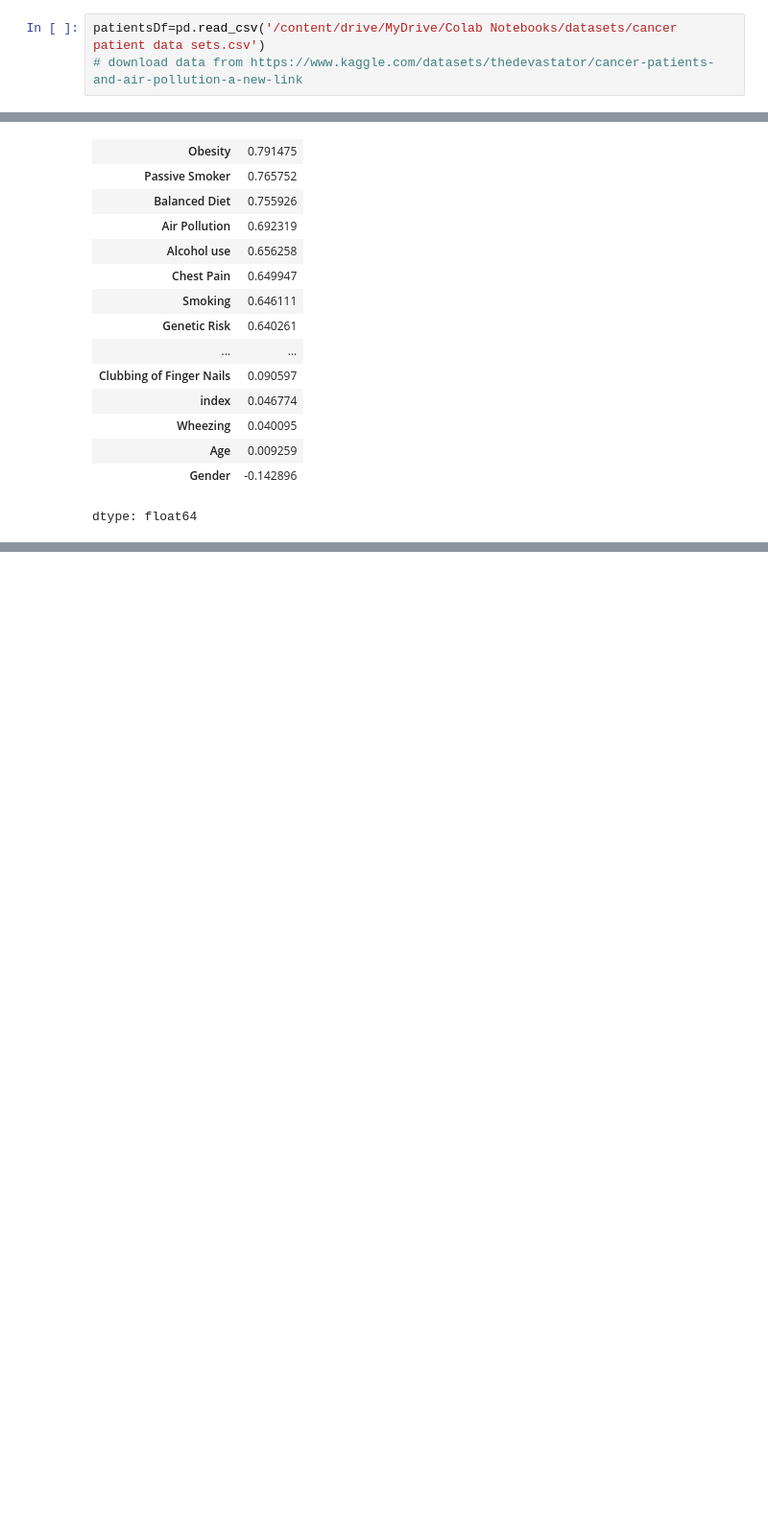
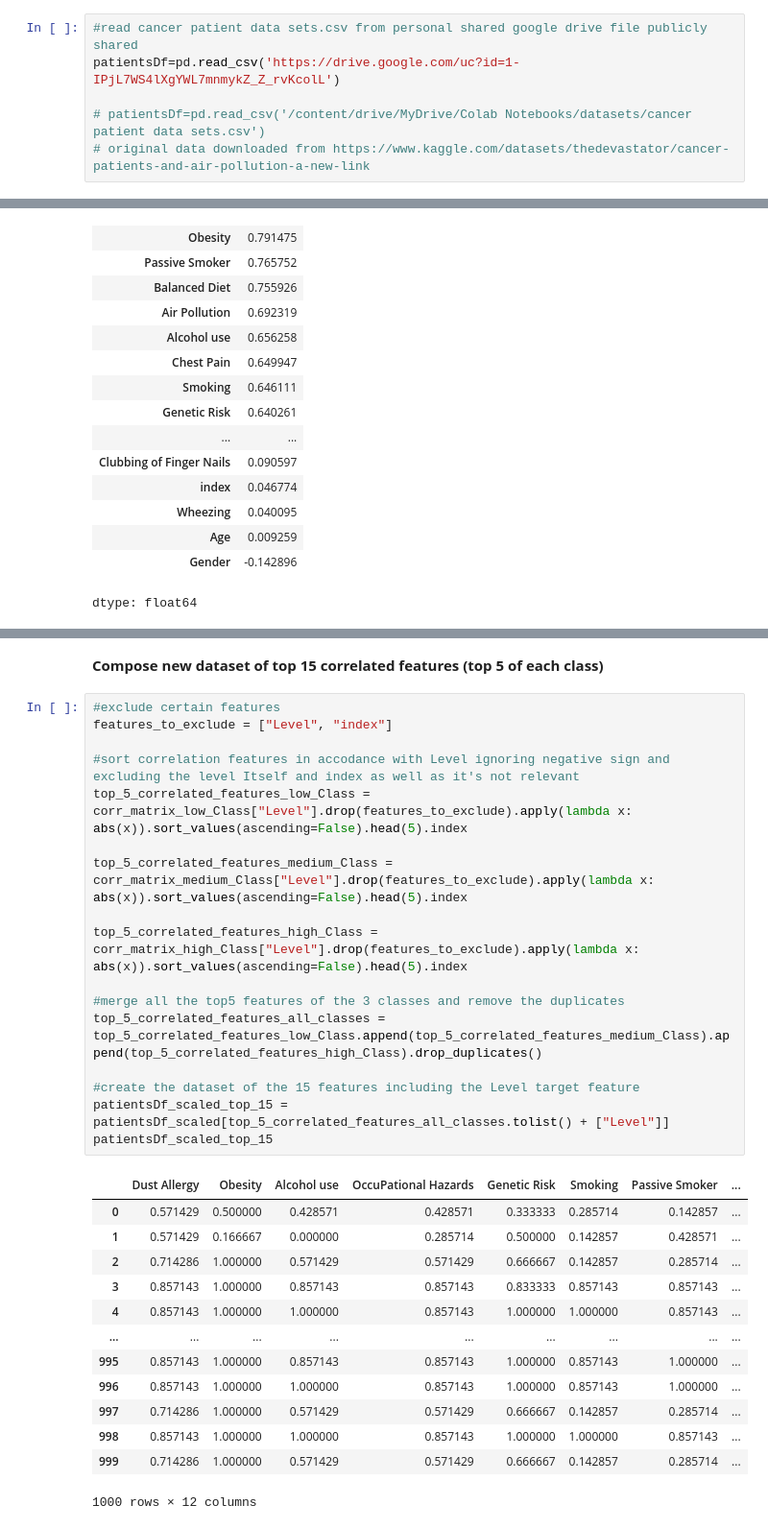
Before and after one commit to mkz4000/F21DL, a Jupyter notebook: Week2.ipynb, the cells around one changed output, grey strips where cells are left out. Shown at 96% size. Saved outputs shown, nothing was run; the diff lists cells and outputs as text; blank space fills up the shorter version.

```diff
--- a/Week2.ipynb
+++ b/Week2.ipynb
@@ -22,6 +26,9 @@ import matplotlib.pyplot as plt
 # %%
-patientsDf=pd.read_csv('/content/drive/MyDrive/Colab Notebooks/datasets/cancer patient data sets.csv')
-# download data from https://www.kaggle.com/datasets/thedevastator/cancer-patients-and-air-pollution-a-new-link
+#read cancer patient data sets.csv from personal shared google drive file publicly shared
+patientsDf=pd.read_csv('https://drive.google.com/uc?id=1-IPjL7WS4lXgYWL7mnmykZ_Z_rvKcolL')
+
+# patientsDf=pd.read_csv('/content/drive/MyDrive/Colab Notebooks/datasets/cancer patient data sets.csv')
+# original data downloaded from https://www.kaggle.com/datasets/thedevastator/cancer-patients-and-air-pollution-a-new-link
 # %% [markdown]
 https://www.kaggle.com/datasets/thedevastator/cancer-patients-and-air-pollution-a-new-link
 # %%
@@ -340,0 +413,33 @@ Note how each class has different correlataion values with different columns!
+# %% [markdown]
+**Compose new dataset of top 15 correlated features (top 5 of each class)**
+# %%
+#exclude certain features
+features_to_exclude = ["Level", "index"]
+
+#sort correlation features in accodance with Level ignoring negative sign and excluding the level Itself and index as well as it's not relevant
+top_5_correlated_features_low_Class = corr_matrix_low_Class["Level"].drop(features_to_exclude).apply(lambda x: abs(x)).sort_values(ascending=False).head(5).index
+
+top_5_correlated_features_medium_Class = corr_matrix_medium_Class["Level"].drop(features_to_exclude).apply(lambda x: abs(x)).sort_values(ascending=False).head(5).index
+
+top_5_correlated_features_high_Class = corr_matrix_high_Class["Level"].drop(features_to_exclude).apply(lambda x: abs(x)).sort_values(ascending=False).head(5).index
+
+#merge all the top5 features of the 3 classes and remove the duplicates
+top_5_correlated_features_all_classes = top_5_correlated_features_low_Class.append(top_5_correlated_features_medium_Class).append(top_5_correlated_features_high_Class).drop_duplicates()
+
+#create the dataset of the 15 features including the Level target feature
+patientsDf_scaled_top_15 = patientsDf_scaled[top_5_correlated_features_all_classes.tolist() + ["Level"]]
+patientsDf_scaled_top_15
+# %% [output]
+|  | Dust Allergy | Obesity | Alcohol use | OccuPational Hazards | Genetic Risk | Smoking | Passive Smoker | ... |
+| 0 | 0.571429 | 0.500000 | 0.428571 | 0.428571 | 0.333333 | 0.285714 | 0.142857 | ... |
+| 1 | 0.571429 | 0.166667 | 0.000000 | 0.285714 | 0.500000 | 0.142857 | 0.428571 | ... |
+| 2 | 0.714286 | 1.000000 | 0.571429 | 0.571429 | 0.666667 | 0.142857 | 0.285714 | ... |
+| 3 | 0.857143 | 1.000000 | 0.857143 | 0.857143 | 0.833333 | 0.857143 | 0.857143 | ... |
+| 4 | 0.857143 | 1.000000 | 1.000000 | 0.857143 | 1.000000 | 1.000000 | 0.857143 | ... |
+| ... | ... | ... | ... | ... | ... | ... | ... | ... |
+| 995 | 0.857143 | 1.000000 | 0.857143 | 0.857143 | 1.000000 | 0.857143 | 1.000000 | ... |
+| 996 | 0.857143 | 1.000000 | 1.000000 | 0.857143 | 1.000000 | 0.857143 | 1.000000 | ... |
+| 997 | 0.714286 | 1.000000 | 0.571429 | 0.571429 | 0.666667 | 0.142857 | 0.285714 | ... |
+| 998 | 0.857143 | 1.000000 | 1.000000 | 0.857143 | 1.000000 | 1.000000 | 0.857143 | ... |
+| 999 | 0.714286 | 1.000000 | 0.571429 | 0.571429 | 0.666667 | 0.142857 | 0.285714 | ... |
+1000 rows × 12 columns
```
Also changed, not shown: parts of 17 cells of this notebook.
